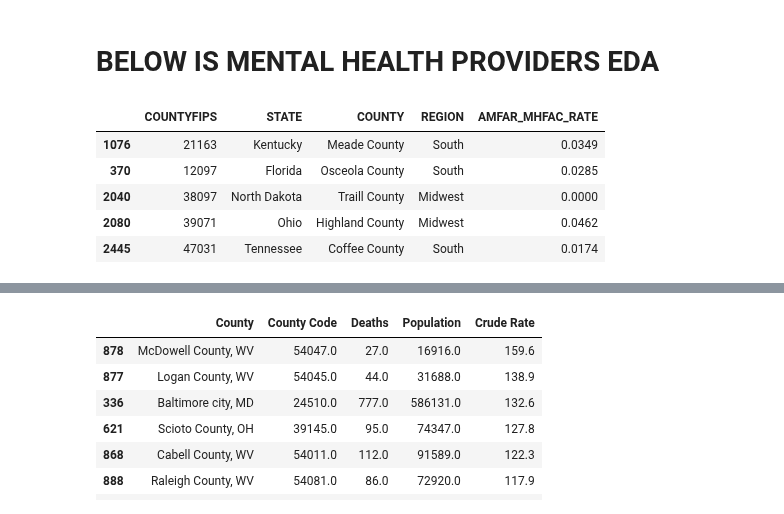
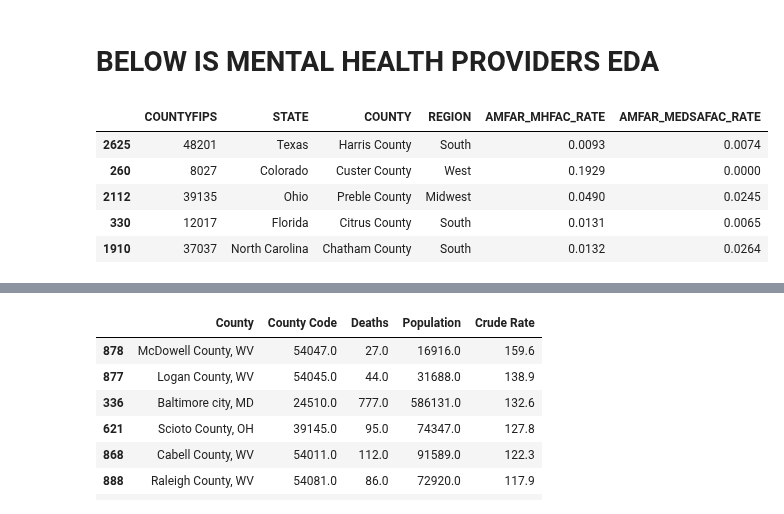
Before and after one commit to Ludougan123234/624-project, a Jupyter notebook: state_level_analysis.ipynb, the cells around one changed output, grey strips where cells are left out. Saved outputs shown, nothing was run; the diff lists cells and outputs as text; code cells hidden in the pictures.

```diff
--- a/state_level_analysis.ipynb
+++ b/state_level_analysis.ipynb
@@ -105,13 +105,13 @@ Text(0.5, 0, 'Opioid Dispensing Rate')
 # %%
 sdoh_df = pd.read_excel("./data/SDOH_2020_COUNTY_1_0.xlsx", sheet_name="Data")
 # %%
-mental_health_df = sdoh_df[['COUNTYFIPS', 'STATE', 'COUNTY', 'REGION', 'AMFAR_MHFAC_RATE']]
+mental_health_df = sdoh_df[['COUNTYFIPS', 'STATE', 'COUNTY', 'REGION', 'AMFAR_MHFAC_RATE', 'AMFAR_MEDSAFAC_RATE']]
 mental_health_df.sample(5)
 # %% [output]
-|  | COUNTYFIPS | STATE | COUNTY | REGION | AMFAR_MHFAC_RATE |
-| 1076 | 21163 | Kentucky | Meade County | South | 0.0349 |
-| 370 | 12097 | Florida | Osceola County | South | 0.0285 |
-| 2040 | 38097 | North Dakota | Traill County | Midwest | 0.0000 |
-| 2080 | 39071 | Ohio | Highland County | Midwest | 0.0462 |
-| 2445 | 47031 | Tennessee | Coffee County | South | 0.0174 |
+|  | COUNTYFIPS | STATE | COUNTY | REGION | AMFAR_MHFAC_RATE | AMFAR_MEDSAFAC_RATE |
+| 2625 | 48201 | Texas | Harris County | South | 0.0093 | 0.0074 |
+| 260 | 8027 | Colorado | Custer County | West | 0.1929 | 0.0000 |
+| 2112 | 39135 | Ohio | Preble County | Midwest | 0.0490 | 0.0245 |
+| 330 | 12017 | Florida | Citrus County | South | 0.0131 | 0.0065 |
+| 1910 | 37037 | North Carolina | Chatham County | South | 0.0132 | 0.0264 |
 # %%
```
Also changed, not shown: parts of 7 cells of this notebook.
